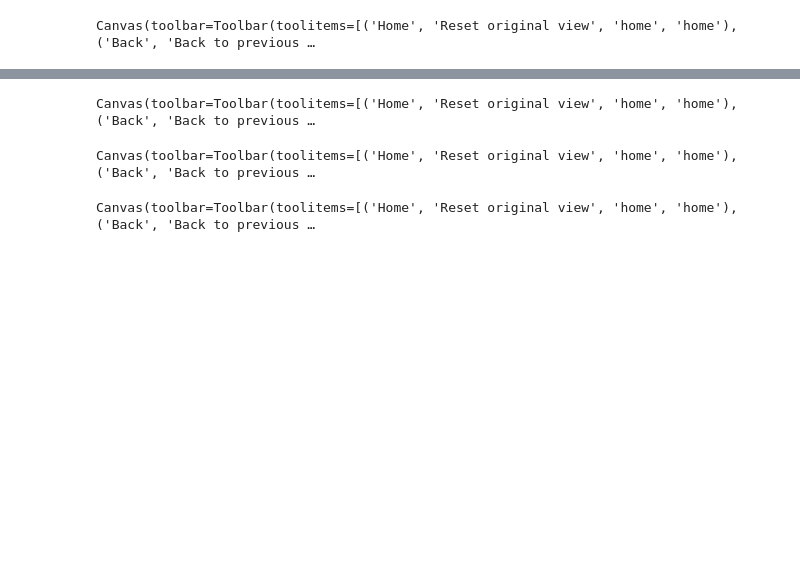
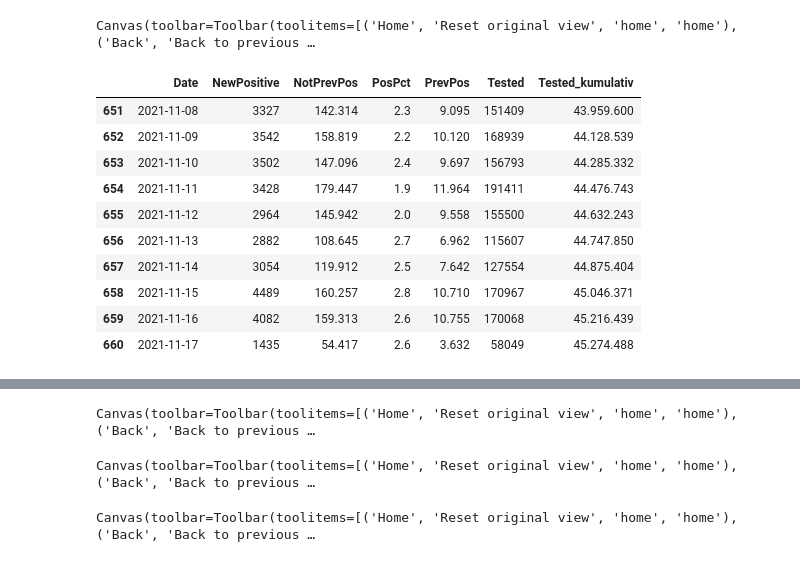
Before and after one commit to PandemiXcenter/PandemiX, a Jupyter notebook: notebooks/DanishSituation.ipynb, the cells around one changed output, grey strips where cells are left out. Drawn from its saved outputs; the diff is of its cells as text; code cells hidden in the pictures; blank space fills up the shorter version.

```diff
--- a/notebooks/DanishSituation.ipynb
+++ b/notebooks/DanishSituation.ipynb
@@ -159,3 +159,17 @@ ax1.set_xlim(left=np.datetime64('2021-07-01'))
 plt.tight_layout()
 # %% [output]
 Canvas(toolbar=Toolbar(toolitems=[('Home', 'Reset original view', 'home', 'home'), ('Back', 'Back to previous …
+# %%
+dfCase.tail(10)
+# %% [output]
+|  | Date | NewPositive | NotPrevPos | PosPct | PrevPos | Tested | Tested_kumulativ |
+| 651 | 2021-11-08 | 3327 | 142.314 | 2.3 | 9.095 | 151409 | 43.959.600 |
+| 652 | 2021-11-09 | 3542 | 158.819 | 2.2 | 10.120 | 168939 | 44.128.539 |
+| 653 | 2021-11-10 | 3502 | 147.096 | 2.4 | 9.697 | 156793 | 44.285.332 |
+| 654 | 2021-11-11 | 3428 | 179.447 | 1.9 | 11.964 | 191411 | 44.476.743 |
+| 655 | 2021-11-12 | 2964 | 145.942 | 2.0 | 9.558 | 155500 | 44.632.243 |
+| 656 | 2021-11-13 | 2882 | 108.645 | 2.7 | 6.962 | 115607 | 44.747.850 |
+| 657 | 2021-11-14 | 3054 | 119.912 | 2.5 | 7.642 | 127554 | 44.875.404 |
+| 658 | 2021-11-15 | 4489 | 160.257 | 2.8 | 10.710 | 170967 | 45.046.371 |
+| 659 | 2021-11-16 | 4082 | 159.313 | 2.6 | 10.755 | 170068 | 45.216.439 |
+| 660 | 2021-11-17 | 1435 | 54.417 | 2.6 | 3.632 | 58049 | 45.274.488 |
```
Also changed, not shown: parts of 3 cells of this notebook, 33 other files.
